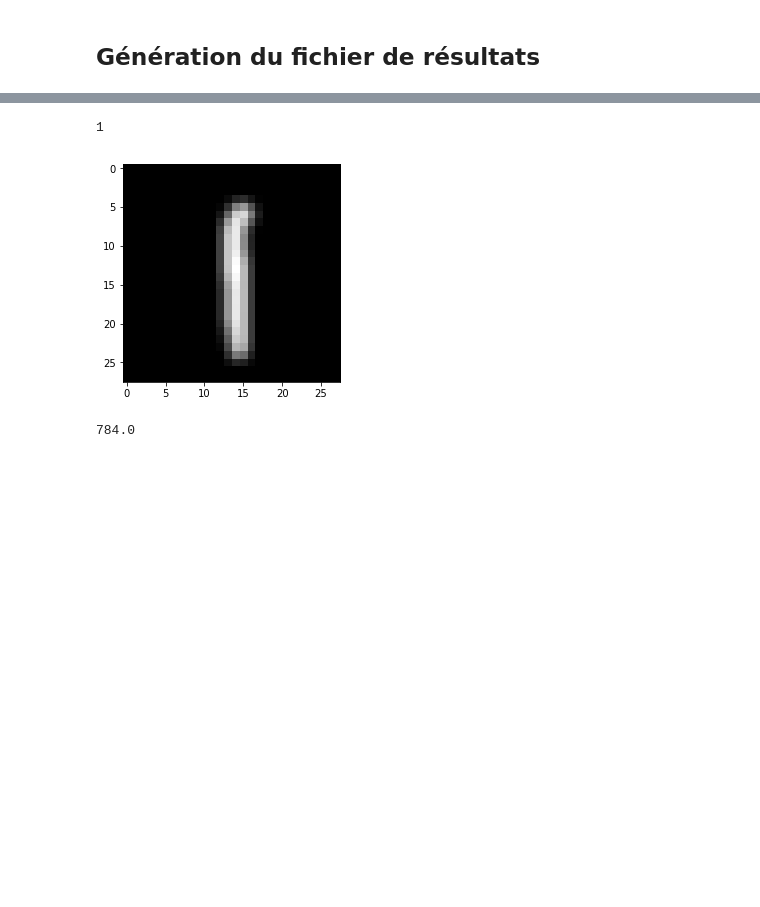
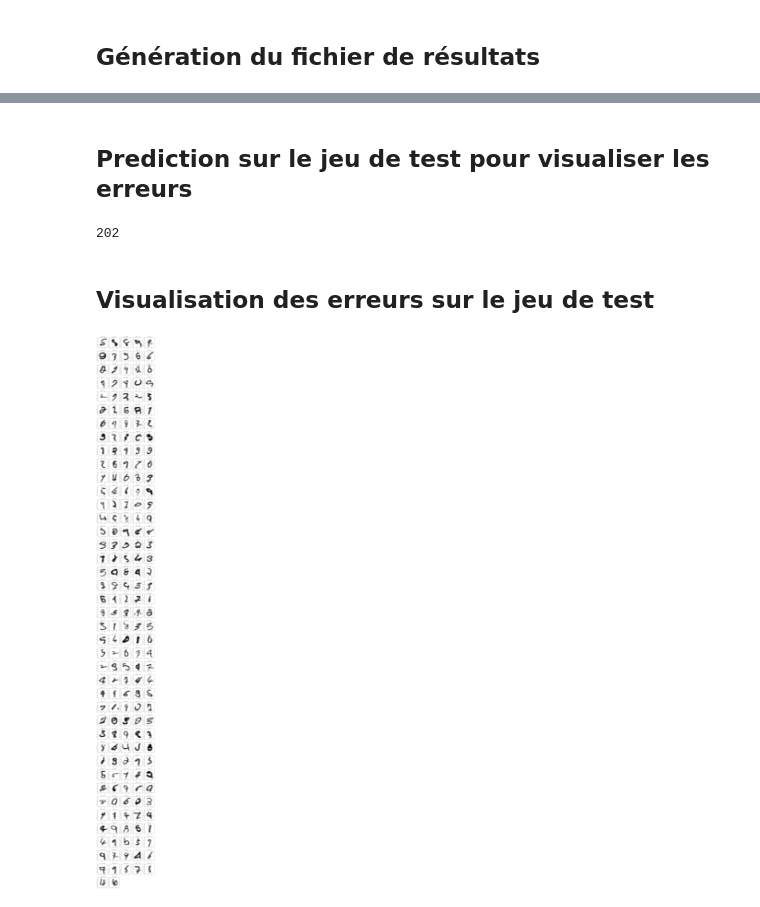
Before and after one commit to dboissin/notebooks, a Jupyter notebook: Digit.ipynb, the cells around one changed output, grey strips where cells are left out. Cells and saved outputs as stored; diff of their text form; code cells hidden in the pictures; blank space fills up the shorter version.

Commit message:
display error on test set

```diff
--- a/Digit.ipynb
+++ b/Digit.ipynb
@@ -152,16 +128,29 @@ plt.show()
-# %%
-from matplotlib import pyplot as plt
-import cv2
-
-i = 42
-img = X_train[i].reshape((width, height))
-print(y_train[i])
-plt.imshow(img, cmap='gray')
-plt.show()
-# %% [output]
-1
-[figure, removed]
-# %%
-21952000 / 28000.0
-# %% [output]
-784.0
+# %% [markdown]
+Prediction sur le jeu de test pour visualiser les erreurs
+------------------------------------------------------------------------------
+# %%
+test_predictions = mlp.predict(X_test)
+
+test_errors = []
+for i, p in enumerate(test_predictions):
+    digit = y_test[i]
+    if p != digit:
+        test_errors.append({'prediction': p, 'digit': digit, 'idx': i})
+
+print(len(test_errors))
+# %% [output]
+202
+# %% [markdown]
+Visualisation des erreurs sur le jeu de test
+------------------------------------------------------------
+# %%
+import matplotlib.pyplot as plt
+
+plt.figure(figsize=(15, 150), dpi=100)
+columns = 5
+rows = len(test_errors) / columns + 1
+for i, err in enumerate(test_errors):
+    plt.subplot(rows, columns, i + 1, title="D: %d - P: %d" % (err['digit'], err['prediction']))
+    plt.imshow(X_test[err['idx']].reshape((width, height)), cmap='binary')
+# %% [output]
+[figure, added]
```
Also changed, not shown: parts of 4 cells of this notebook.
